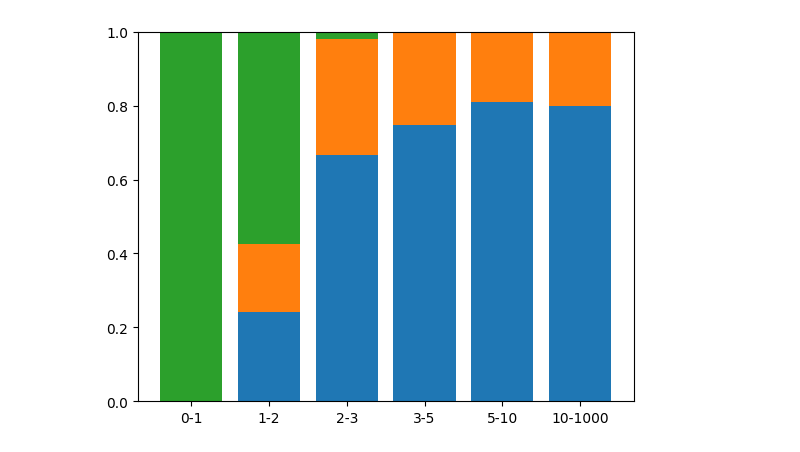
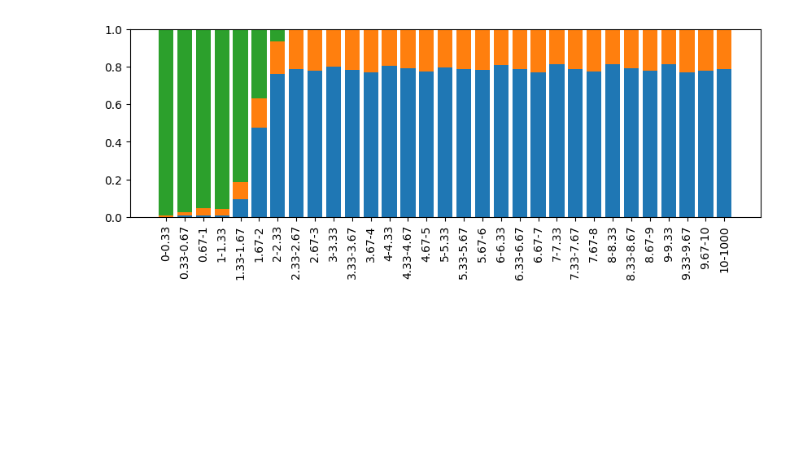
Before and after one commit to SibNN/asr_eval, a Jupyter notebook: notebooks/Podlodka.ipynb, the cells around one changed output. Saved outputs shown, nothing was run; the diff lists cells and outputs as text; code cells hidden in the pictures; blank space fills up the shorter version.

```diff
--- a/notebooks/Podlodka.ipynb
+++ b/notebooks/Podlodka.ipynb
@@ -67,15 +57,0 @@ for sample in samples:
-# %%
-# type: ignore
-
-asr = VoskStreaming(model_name='vosk-model-ru-0.42', chunk_length_sec=1)
-asr.start_thread()
-
-for sample in samples:
-    sample.evals.output_chunks = receive_full_transcription(
-        asr=asr,
-        sender=sample.evals.sender,
-        id=sample.evals.id,
-        send_all_without_delays=True,
-    )
-
-asr.stop_thread()
@@ -133 +168,3 @@ for sample in tqdm(samples):
+# %%
+samples: list[Recording] = load_from_json('samples.json')
 # %%
@@ -212,13 +182,28 @@ ratios
 # %%
-from itertools import pairwise
-import matplotlib.pyplot as plt
+error_positions = sum([
+    partial_alignment.get_error_positions()
+    for recording in samples
+    for partial_alignment in recording.evals.partial_alignments # type: ignore
+], [])
 
+counts: dict[Literal['correct', 'error', 'not_yet'], npt.NDArray[np.int64]] = {}
+
+# bins = [0, 1, 2, 3, 5, 10, 1000]
+bins = np.linspace(0, 10, num=31).round(2).tolist() + [1000]
+for status in 'correct', 'error', 'not_yet':
+    counts[status] = np.histogram([x.time_delta for x in error_positions if x.status == status], bins=bins)[0]
+
+total_counts = sum(counts.values())
+
+ratios = {status: c / total_counts for status, c in counts.items()}
+
+plt.figure(figsize=(10, 3)) # type: ignore
 xrange = range(len(bins) - 1)
 plt.bar(xrange, height=ratios['correct']) # type: ignore
 plt.bar(xrange, height=ratios['error'], bottom=ratios['correct']) # type: ignore
 plt.bar(xrange, height=ratios['not_yet'], bottom=ratios['correct'] + ratios['error']) # type: ignore
 plt.gca().set_xticks(xrange) # type: ignore
-plt.gca().set_xticklabels([f'{a}-{b}' for a, b in pairwise(bins)]) # type: ignore
+plt.gca().set_xticklabels([f'{a:g}-{b:g}' for a, b in pairwise(bins)], rotation=90) # type: ignore
 plt.show() # type: ignore
 # %% [output]
-[figure, old version]
+[figure, new version]
```
Also changed, not shown: parts of 11 cells of this notebook.
